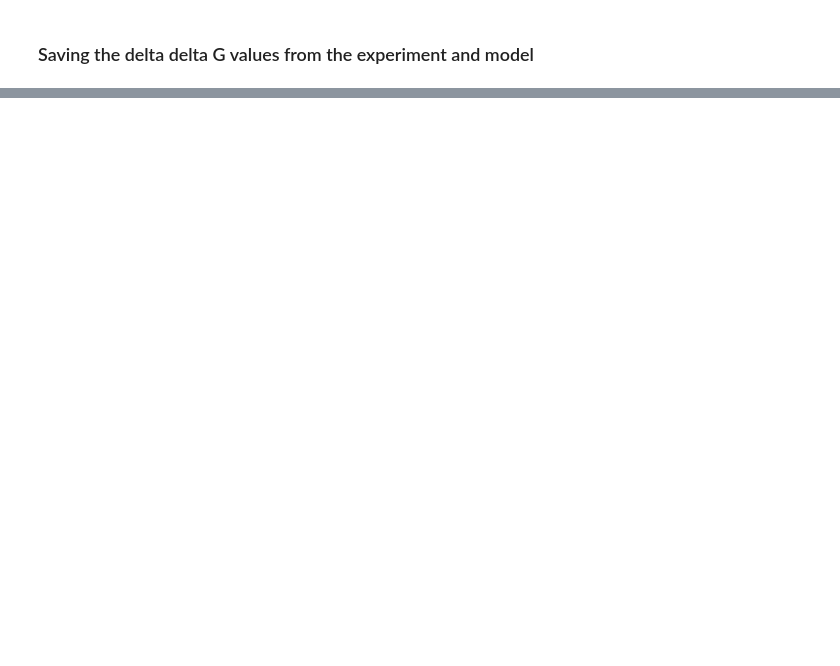
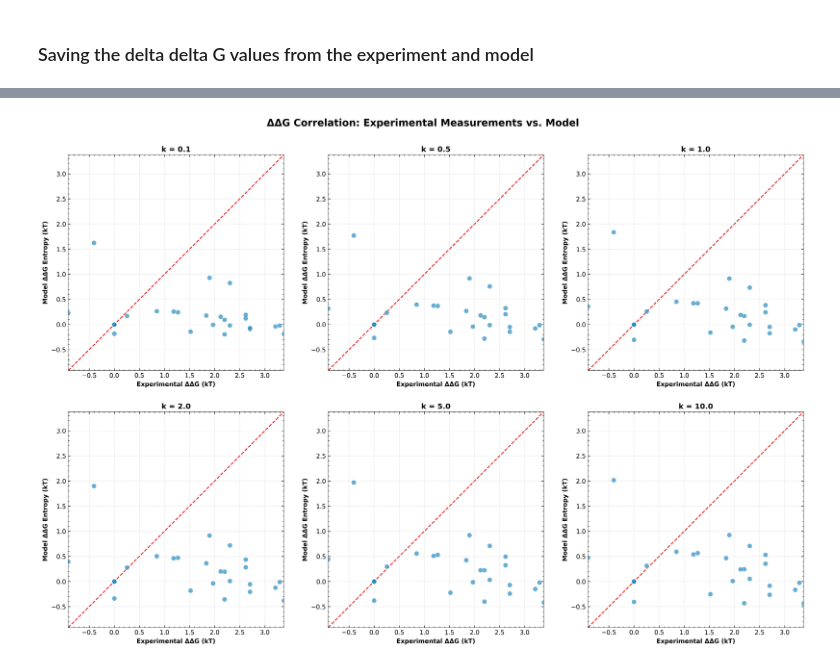
Before and after one commit to ymanish/NucMonteCarlo, a Jupyter notebook: notebooks/nucfe_theory_vs_exp.ipynb, the cells around one changed output, grey strips where cells are left out. Drawn from its saved outputs; the diff is of its cells as text; code cells hidden in the pictures; blank space fills up the shorter version.

```diff
--- a/notebooks/nucfe_theory_vs_exp.ipynb
+++ b/notebooks/nucfe_theory_vs_exp.ipynb
@@ -482,0 +592,94 @@ plt.show()
+# %%
+k_values = [0.1, 0.5, 1.0, 2.0, 5.0, 10.0]
+
+# Create a 2x3 grid of subplots
+fig, axes = plt.subplots(2, 3, figsize=(18, 12), dpi=300)
+axes = axes.flatten()  # Flatten to iterate easily
+
+for i, k in enumerate(k_values):
+    # Configure filename based on constraint
+    if HARD_CONS:
+        filenameconfig = ddGDataSaveParams(
+            nuc_type=NUC_PARAM_TYPE,
+            hangdna_type=HANG_PARAM_TYPE,
+            tetramer_length=TETRAMER_LENGTH,
+            pad_char=PAD_CHAR,
+            constraint="hc",
+            kresc_factor=k
+        )
+    else:
+        filenameconfig = ddGDataSaveParams(
+            nuc_type=NUC_PARAM_TYPE,
+            hangdna_type=HANG_PARAM_TYPE,
+            tetramer_length=TETRAMER_LENGTH,
+            pad_char=PAD_CHAR,
+            constraint="sc",
+            kresc_factor=k
+        )
+
+    # Read the data file
+    file_path = RESULTS_DIR / "nbfiles/nucfe" / f"{filenameconfig.ddG_filename(long_name=False)}_entro.txt"
+    merged_ddG_df = pd.read_csv(file_path, sep="\t")
+
+    # Select the current subplot
+    ax = axes[i]
+
+    # Create scatter plot
+    sc = ax.scatter(
+        x="ΔΔG_exp_kT",
+        y="ΔΔG_theory_kT",
+        data=merged_ddG_df,
+        c='#2b8cbe',      # Professional blue color
+        s=60,             # Larger markers
+        alpha=0.7,        # Slight transparency
+        edgecolor='w',    # White borders
+        linewidth=0.5,
+        zorder=2
+    )
+
+    # Calculate axis limits
+    min_val = min(merged_ddG_df["ΔΔG_exp_kT"].min(), merged_ddG_df["ΔΔG_theory_kT"].min())
+    max_val = max(merged_ddG_df["ΔΔG_exp_kT"].max(), merged_ddG_df["ΔΔG_theory_kT"].max())
+    lims = [min_val, max_val]
+
+    # Add diagonal line
+    ax.plot(lims, lims, c='#e41a1c', ls='--', lw=1.5, zorder=1, label='')
+
+    # Format axes
+    ax.set(
+        xlabel='Experimental ΔΔG (kT)',
+        ylabel='Model ΔΔG Entropy (kT)',
+        xlim=lims,
+        ylim=lims,
+        aspect='equal',
+    )
+    ax.grid(True, alpha=0.3, ls='--')
+
+    # Scientific notation for ticks
+    ax.ticklabel_format(style='sci', axis='both', scilimits=(-2, 2))
+    ax.xaxis.get_offset_text().set_fontsize(10)
+    ax.yaxis.get_offset_text().set_fontsize(10)
+
+    # Add minor ticks and adjust tick parameters
+    ax.minorticks_on()
+    ax.tick_params(axis='both', which='both', direction='in',
+                   top=True, right=True, labelsize=10)
+
+    # Bold axis labels
+    ax.set_xlabel(ax.get_xlabel(), fontweight='bold')
+    ax.set_ylabel(ax.get_ylabel(), fontweight='bold')
+
+    # Set subplot title with k value
+    ax.set_title(f"k = {k}", fontsize=12, pad=5, fontweight='bold')
+
+# Adjust layout for the entire figure
+fig.tight_layout(pad=3)
+
+# Add a main title for the figure
+fig.suptitle("ΔΔG Correlation: Experimental Measurements vs. Model",
+             fontsize=16, fontweight='bold', y=1.02)
+
+for ext in ["svg", "png"]:
+    fig.savefig(RESULTS_DIR / "nbfigs/nucfe" /  f"ddG_correlation_k_factor_entropy.{ext}", dpi=300)
+# %% [output]
+[figure, added]
```
Also changed, not shown: parts of 9 cells of this notebook, 10 other files.
